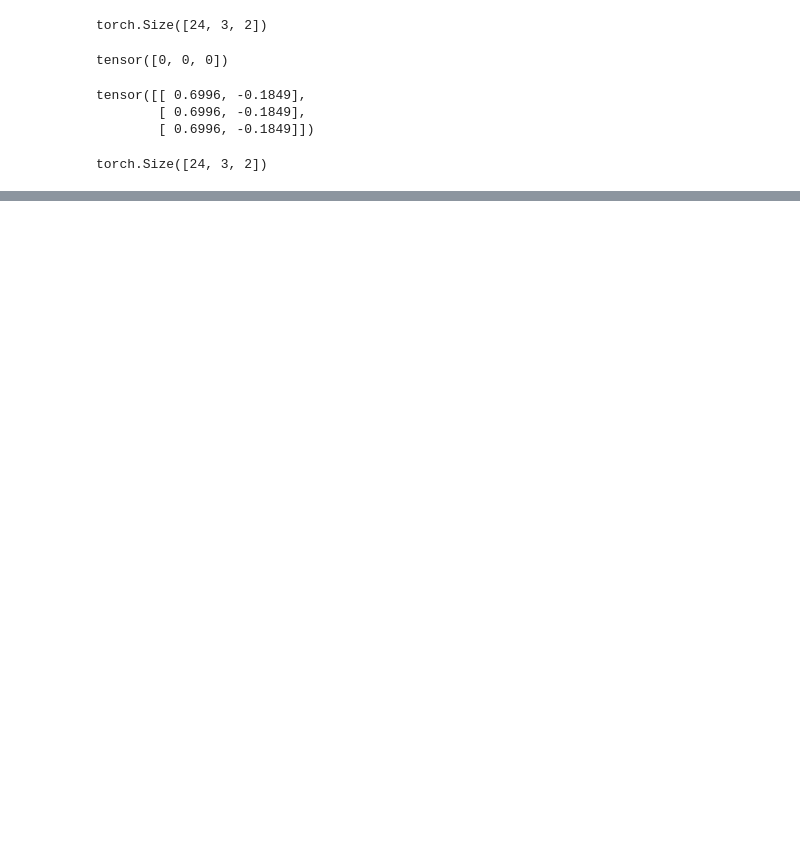
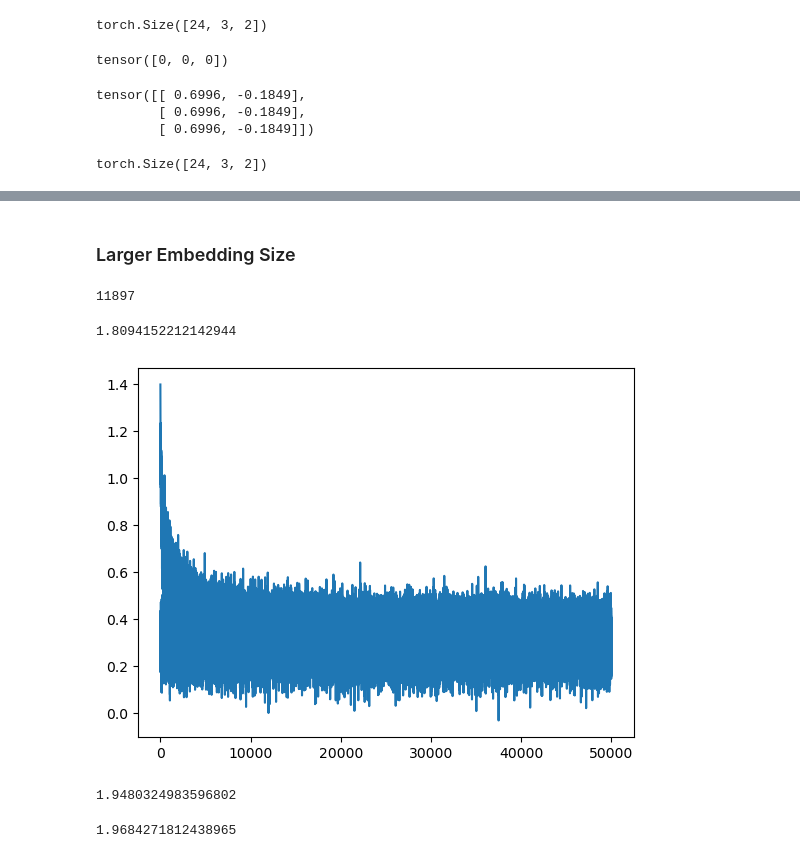
Before and after one commit to ndsnas/makemore, a Jupyter notebook: 02-makemore.ipynb, the cells around one changed output, grey strips where cells are left out. Saved outputs shown, nothing was run; the diff lists cells and outputs as text; code cells hidden in the pictures; blank space fills up the shorter version.

```diff
--- a/02-makemore.ipynb
+++ b/02-makemore.ipynb
@@ -117,0 +453,2 @@ torch.Size([24, 3, 2])
+# %% [markdown]
+### Larger Embedding Size
@@ -117,0 +465,67 @@ torch.Size([24, 3, 2])
+# %%
+sum(p.nelement() for p in parameters) # number of parameters
+# %% [output]
+11897
+# %%
+lossi = []
+stepi = []
+# %%
+# training on training set
+
+for _ in range(50000):
+
+    # minibatch construct
+    ix = torch.randint(0, Xtr.shape[0], (24, )) # random index of size 24 to select a batch out of X
+
+    # forward pass
+    emb = C[Xtr[ix]] # (24, 3, 10)
+    h = torch.tanh(emb.view(-1, 30) @ W1 + b1) # (24, 100)
+    logits = h @ W2 + b2 # (24, 27)
+    loss = F.cross_entropy(logits, Ytr[ix])
+
+    # set grads to zero
+    for e in parameters:
+        e.grad = None
+
+    # backpropagation
+    loss.backward()
+
+    # update weights
+    lr = 0.01 # learning rate
+    for w in parameters:
+        w.data += -lr * w.grad
+
+    #track stats
+    lossi.append(loss.log10().item()) # taking log10 for better visuals
+    stepi.append(_)
+
+print(loss.item()) # this is the loss for (num of epochs) minibatches
+# %% [output]
+1.8094152212142944
+# %%
+plt.plot(stepi, lossi)
+plt.show()
+# %% [output]
+[figure, added]
+# %%
+# loss for entire training set
+
+emb = C[Xtr] # (24, 3, 2)
+h = torch.tanh(emb.view(-1, 30) @ W1 + b1) # (24, 100)
+logits = h @ W2 + b2 # (24, 27)
+loss = F.cross_entropy(logits, Ytr)
+
+loss.item()
+# %% [output]
+1.9480324983596802
+# %%
+# loss for entire dev set
+
+emb = C[Xdev] # (24, 3, 2)
+h = torch.tanh(emb.view(-1, 30) @ W1 + b1) # (24, 100)
+logits = h @ W2 + b2 # (24, 27)
+loss = F.cross_entropy(logits, Ydev)
+
+loss.item()
+# %% [output]
+1.9684271812438965
```
Also changed, not shown: parts of 41 cells of this notebook.
